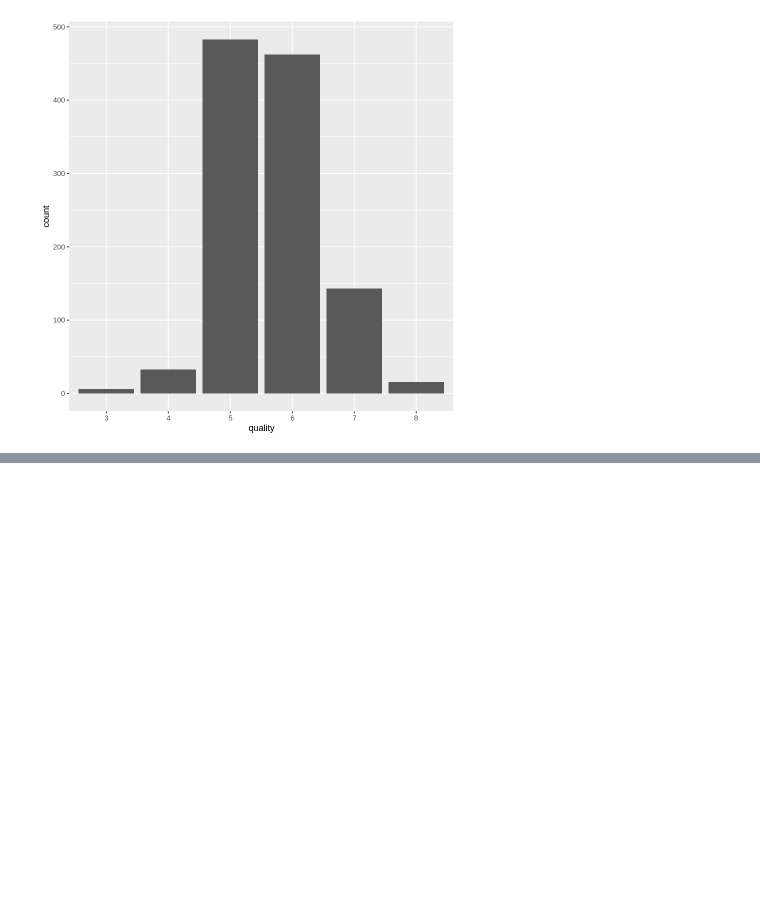
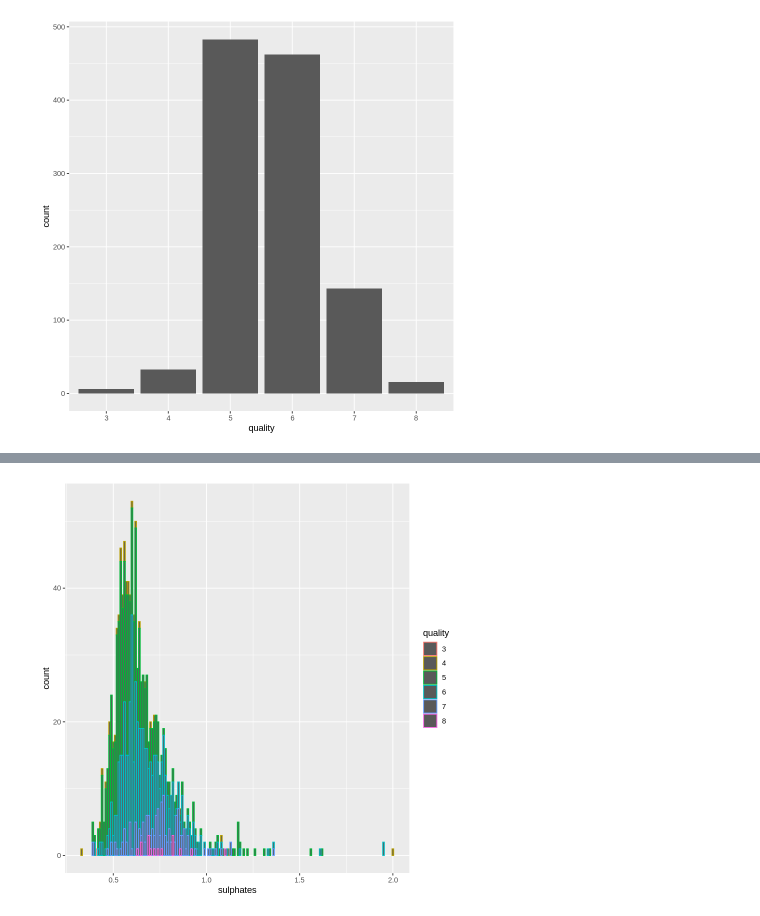
Before and after one commit to Artemismb/DSCI-project-2, a Jupyter notebook: wine.ipynb, the cells around one changed output, grey strips where cells are left out. Drawn from its saved outputs; the diff is of its cells as text; code cells hidden in the pictures; blank space fills up the shorter version.

```diff
--- a/wine.ipynb
+++ b/wine.ipynb
@@ -57,0 +55,5 @@ ERROR: Error in initial_split(wine_data, prop = 0.75, strata = quality): could n
+# %%
+predictors <- select(wine_data, volatile_acidity, chlorides, total_sulpher_dioxide, sulphates, alcohol, quality)
+#group_by(quality)%>%
+#summarize(volatile_acidity,chlorides,total_sulpher_dioxide,sulphates,alcohol)
+predictors
@@ -57,0 +75,4 @@ ERROR: Error in initial_split(wine_data, prop = 0.75, strata = quality): could n
+# %%
+ggplot(predictors, aes(x=sulphates, color=quality))+
+    geom_bar()
+# %% [output]
@@ -57,0 +81 @@ ERROR: Error in initial_split(wine_data, prop = 0.75, strata = quality): could n
+[figure, added]
```
Also changed, not shown: parts of 6 cells of this notebook.
